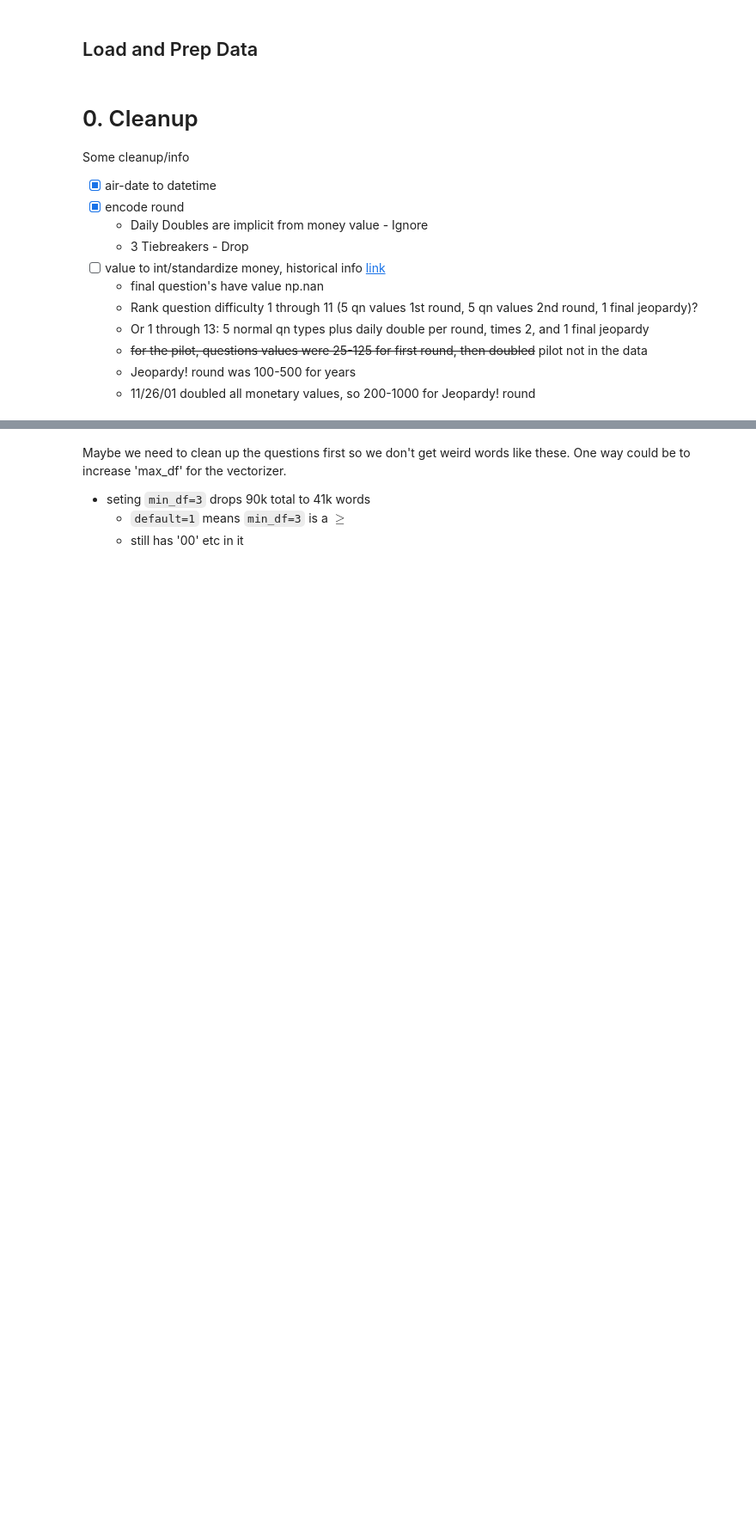
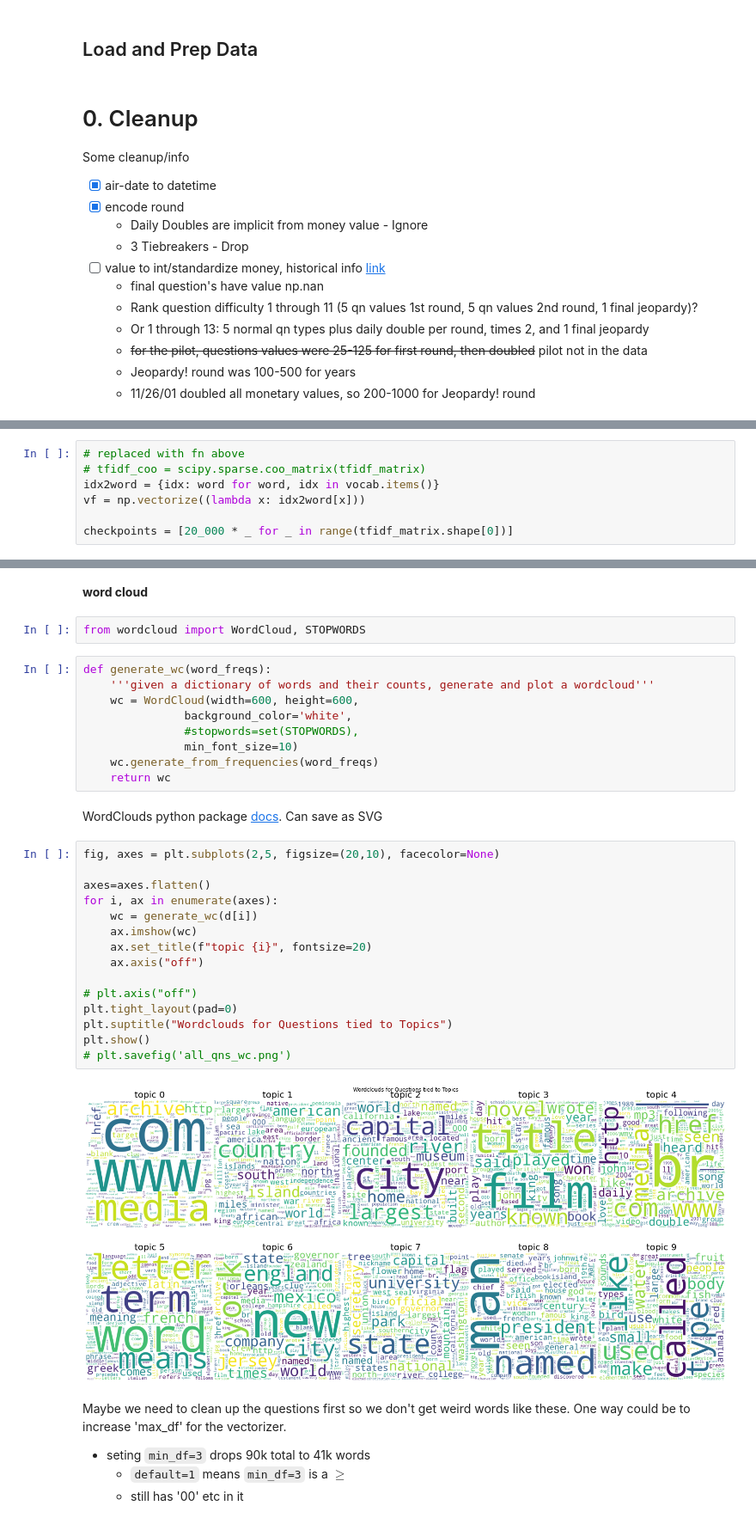
Before and after one commit to krisrjohnson/Jeopardy_topic_modeling, a Jupyter notebook: Topics over Time.ipynb, the cells around one changed output, grey strips where cells are left out. Shown at 86% size. Cells and saved outputs as stored; diff of their text form; blank space fills up the shorter version.

```diff
--- a/Topics over Time.ipynb
+++ b/Topics over Time.ipynb
@@ -74,3 +85,10 @@ d = get_topic_word_counts(df, vocab, tfidf_matrix, verbose=True)
 # This takes forever to run, while code below (running locally)
 # runs in 90 secs
 # this cell gets to 20k in 90 secs :(
+# %%
+# replaced with fn above
+# tfidf_coo = scipy.sparse.coo_matrix(tfidf_matrix)
+idx2word = {idx: word for word, idx in vocab.items()}
+vf = np.vectorize((lambda x: idx2word[x]))
+
+checkpoints = [20_000 * _ for _ in range(tfidf_matrix.shape[0])]
@@ -105,3 +127,35 @@ d = get_topic_word_counts(df, vocab, tfidf_matrix, verbose=True)
+# %% [markdown]
+__word cloud__
+# %%
+from wordcloud import WordCloud, STOPWORDS
+# %%
+def generate_wc(word_freqs):
+    '''given a dictionary of words and their counts, generate and plot a wordcloud'''
+    wc = WordCloud(width=600, height=600,
+               background_color='white',
+               #stopwords=set(STOPWORDS),
+               min_font_size=10)
+    wc.generate_from_frequencies(word_freqs)
+    return wc
+# %% [markdown]
+WordClouds python package [docs](http://amueller.github.io/word_cloud/generated/wordcloud.WordCloud.html#wordcloud.WordCloud). Can save as SVG
+# %%
+fig, axes = plt.subplots(2,5, figsize=(20,10), facecolor=None)
+
+axes=axes.flatten()
+for i, ax in enumerate(axes):
+    wc = generate_wc(d[i])
+    ax.imshow(wc)
+    ax.set_title(f"topic {i}", fontsize=20)
+    ax.axis("off")
+
+# plt.axis("off")
+plt.tight_layout(pad=0)
+plt.suptitle("Wordclouds for Questions tied to Topics")
+plt.show()
+# plt.savefig('all_qns_wc.png')
+# %% [output]
+[figure, added]
 # %% [markdown]
 Maybe we need to clean up the questions first so we don't get weird words like these. One way could be to increase 'max_df' for the vectorizer.
 
```
Also changed, not shown: parts of 60 cells of this notebook.
